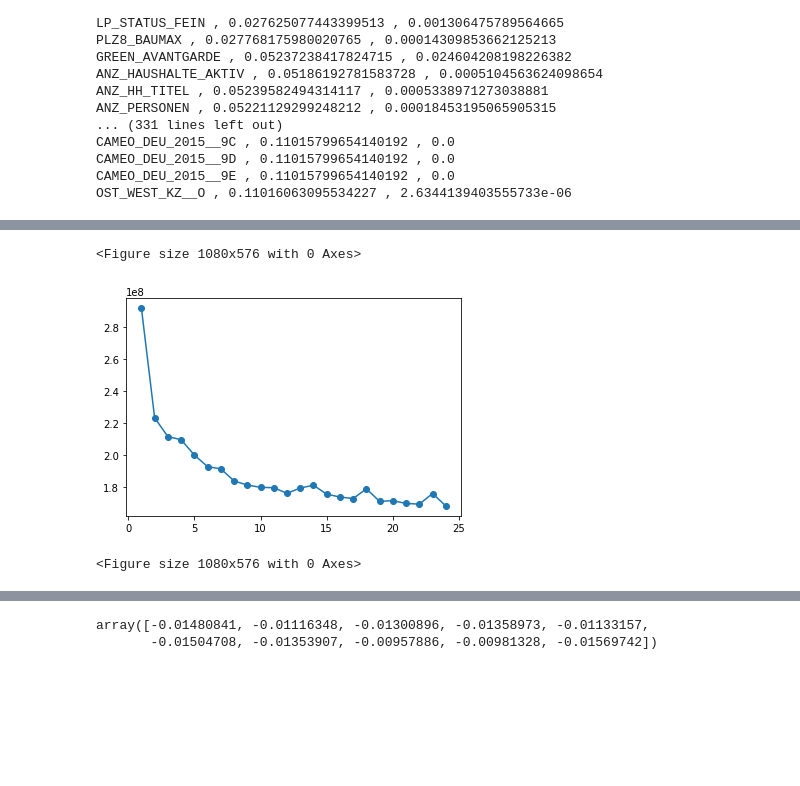
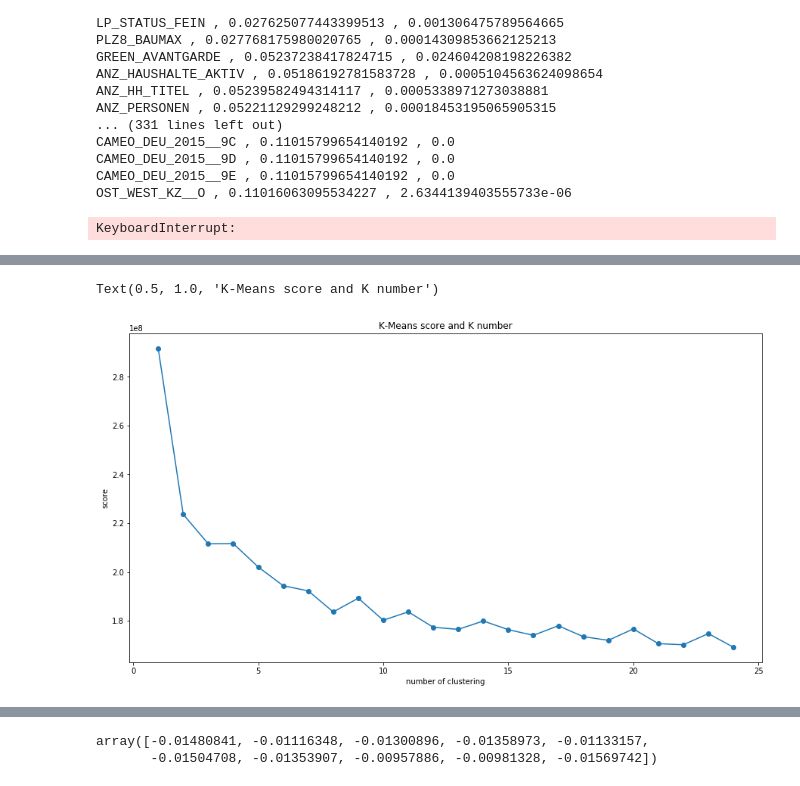
Before and after one commit to lqiang79/udacity_DSND_arvato, a Jupyter notebook: Arvato_Project_Workbook_zh.ipynb, the cells around one changed output, grey strips where cells are left out. Drawn from its saved outputs; the diff is of its cells as text; code cells hidden in the pictures; blank space fills up the shorter version.

```diff
--- a/Arvato_Project_Workbook_zh.ipynb
+++ b/Arvato_Project_Workbook_zh.ipynb
@@ -1157,8 +1180,6 @@ from sklearn.metrics.cluster import adjusted_rand_score
 from sklearn.metrics import silhouette_score
 from sklearn.decomposition import PCA
 from sklearn.impute import SimpleImputer
-# %%
-X = all_data_df.drop('IS_CUSTOMER', axis=1)
 # %% [markdown]
 ### 主成分分析PCA
 
@@ -1375,7 +1396,7 @@ CAMEO_DEU_2015__9E , 0.11015799654140192 , 0.0
 OST_WEST_KZ__O , 0.11016063095534227 , 2.6344139403555733e-06
 # %%
 %%time
-X = all_data_df.drop('IS_CUSTOMER', axis=1)
+# X = all_data_df.drop('IS_CUSTOMER', axis=1)
 distortions = []
 for i in range(1, 25):
     kmeans = KMeans(n_clusters=i,
@@ -1384,12 +1405,17 @@ for i in range(1, 25):
                     max_iter=300,
                     random_state=0)
     kmeans.fit(X)
-    distortions.append(kmeans.inertia_s
+    distortions.append(kmeans.inertia_)
+# %% [output]
+KeyboardInterrupt:
 # %%
 %%time
 #elbow method
 n_clusters = np.arange(1,25)
 scores = [MiniBatchKMeans(i).fit(X_pca_azdias).score(X_pca_azdias) for i in n_clusters]
+plt.figure(figsize=(15,8))
 plt.plot(n_clusters, np.abs(scores), linestyle='-', marker='o')
-plt.figure(figsize=(15,8))
+plt.xlabel('number of clustering')
+plt.ylabel('score')
+plt.title('K-Means score and K number')
 # %% [output]
@@ -1397,3 +1423,2 @@ Wall time: 3min 42s
-<Figure size 1080x576 with 0 Axes>
+Text(0.5, 1.0, 'K-Means score and K number')
-[figure, old version]
+[figure, new version]
-<Figure size 1080x576 with 0 Axes>
```
Also changed, not shown: parts of 72 cells of this notebook, 4 other files.
